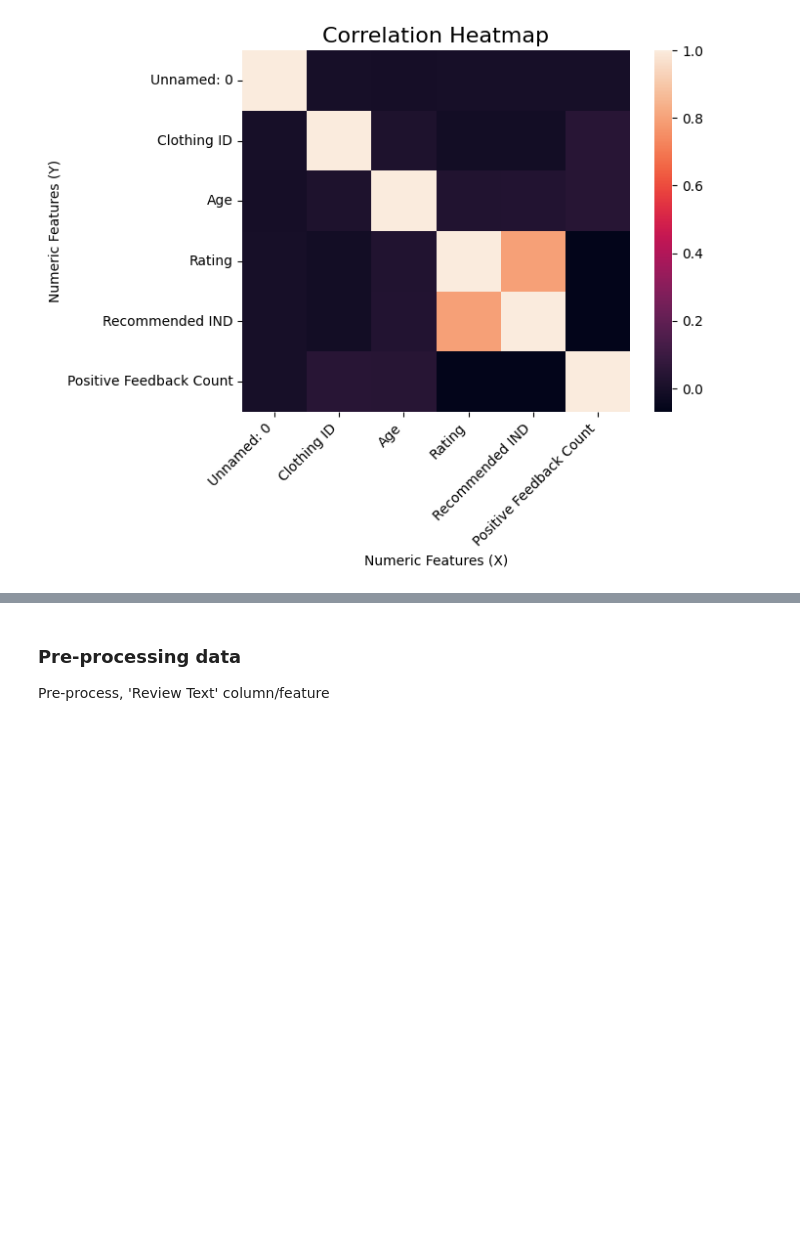
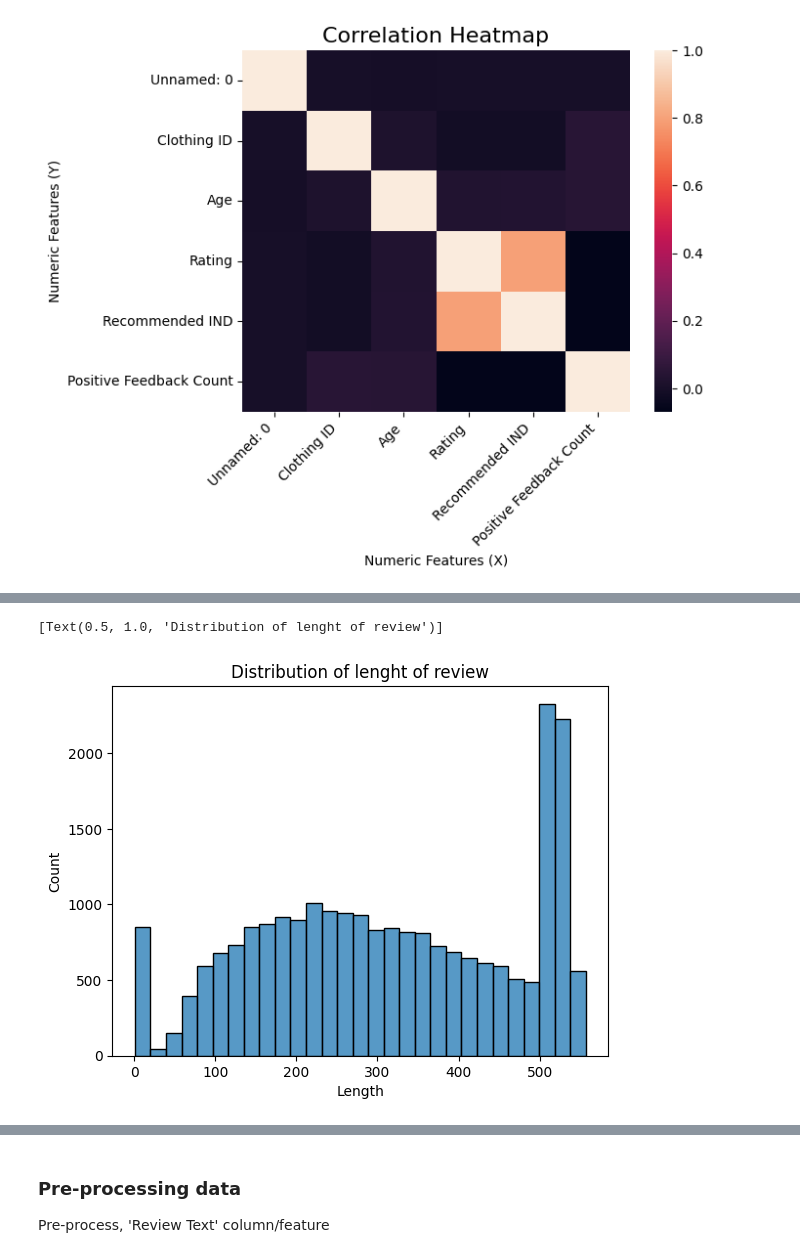
Before and after one commit to theaussiepie/basic_webapp_prod_rec_w-nlp, a Jupyter notebook: eda/eda.ipynb, the cells around one changed output, grey strips where cells are left out. Saved outputs shown, nothing was run; the diff lists cells and outputs as text; code cells hidden in the pictures; blank space fills up the shorter version.

```diff
--- a/eda/eda.ipynb
+++ b/eda/eda.ipynb
@@ -268,0 +305,5 @@ close to zero.
+# %%
+#create length feature (Title + Review Text)
+df['Length'] = (df['Title'].fillna('') +' '+ df['Review Text'].fillna('')).apply(len)
+
+df.head()
@@ -268,0 +330,5 @@ close to zero.
+# %%
+sns.histplot(df['Length']).set(title = "Distribution of lenght of review")
+# %% [output]
+[Text(0.5, 1.0, 'Distribution of lenght of review')]
+[figure, added]
```
Also changed, not shown: parts of 17 cells of this notebook.
